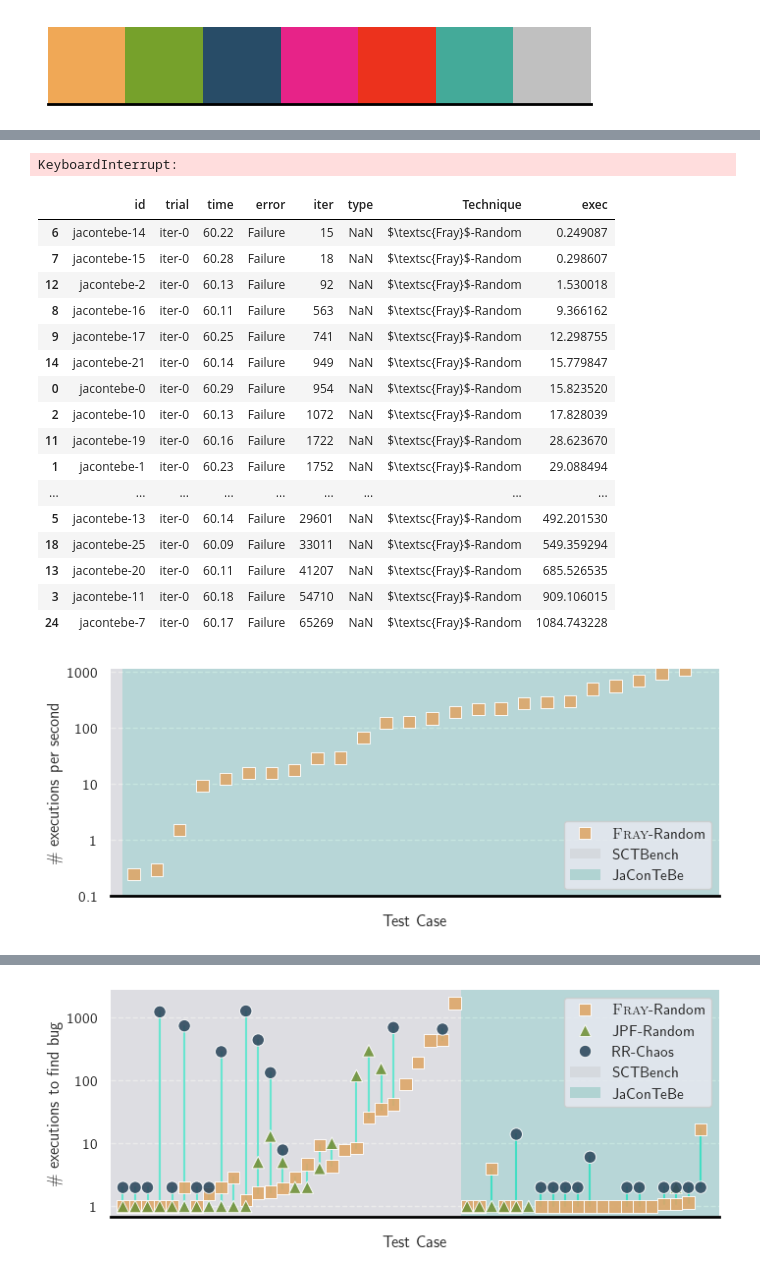
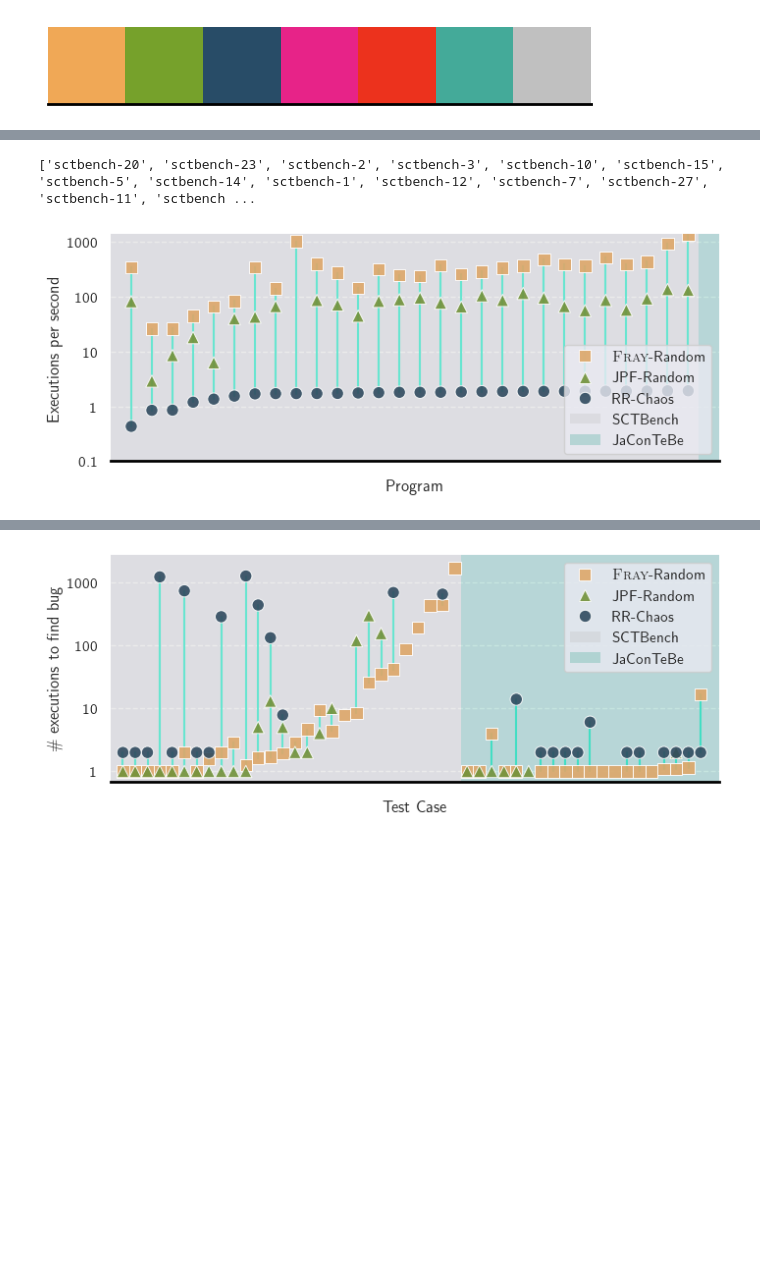
Before and after one commit to cmu-pasta/fray-benchmark, a Jupyter notebook: fray_benchmark/visualizer/playground.ipynb, the cells around one changed output, grey strips where cells are left out. Saved outputs shown, nothing was run; the diff lists cells and outputs as text; code cells hidden in the pictures; blank space fills up the shorter version.

```diff
--- a/fray_benchmark/visualizer/playground.ipynb
+++ b/fray_benchmark/visualizer/playground.ipynb
@@ -23,34 +34,11 @@ fig.savefig(f"{paper_path}/jacontebe-time.pdf", bbox_inches='tight')
 # %%
 suite = BenchmarkSuite([
-    "/home/aoli/repos/fray-benchmark/output/perf-1/sctbench",
-    "/home/aoli/repos/fray-benchmark/output/perf-1/jacontebe",
+    "/home/aoli/repos/fray-benchmark/output/exec-1/sctbench",
+    # "/home/aoli/repos/fray-benchmark/output/exec-1/jacontebe",
                         ])
 ax = suite.generate_exec_speed_table()
 fig = ax.get_figure()
 fig.savefig(f"{paper_path}/execspeed.pdf", bbox_inches='tight')
 # %% [output]
-KeyboardInterrupt:
+['sctbench-20', 'sctbench-23', 'sctbench-2', 'sctbench-3', 'sctbench-10', 'sctbench-15', 'sctbench-5', 'sctbench-14', 'sctbench-1', 'sctbench-12', 'sctbench-7', 'sctbench-27', 'sctbench-11', 'sctbench ...
+[figure, added]
-# %%
-suite = BenchmarkSuite([
-    "/Users/aoli/repos/sfuzz-benchmark/fray_benchmark/../output/exec-1/jacontebe",
-])
-ax = suite.generate_exec_speed_table()
-# %% [output]
-|  | id | trial | time | error | iter | type | Technique | exec |
-| 6 | jacontebe-14 | iter-0 | 60.22 | Failure | 15 | NaN | $\textsc{Fray}$-Random | 0.249087 |
-| 7 | jacontebe-15 | iter-0 | 60.28 | Failure | 18 | NaN | $\textsc{Fray}$-Random | 0.298607 |
-| 12 | jacontebe-2 | iter-0 | 60.13 | Failure | 92 | NaN | $\textsc{Fray}$-Random | 1.530018 |
-| 8 | jacontebe-16 | iter-0 | 60.11 | Failure | 563 | NaN | $\textsc{Fray}$-Random | 9.366162 |
-| 9 | jacontebe-17 | iter-0 | 60.25 | Failure | 741 | NaN | $\textsc{Fray}$-Random | 12.298755 |
-| 14 | jacontebe-21 | iter-0 | 60.14 | Failure | 949 | NaN | $\textsc{Fray}$-Random | 15.779847 |
-| 0 | jacontebe-0 | iter-0 | 60.29 | Failure | 954 | NaN | $\textsc{Fray}$-Random | 15.823520 |
-| 2 | jacontebe-10 | iter-0 | 60.13 | Failure | 1072 | NaN | $\textsc{Fray}$-Random | 17.828039 |
-| 11 | jacontebe-19 | iter-0 | 60.16 | Failure | 1722 | NaN | $\textsc{Fray}$-Random | 28.623670 |
-| 1 | jacontebe-1 | iter-0 | 60.23 | Failure | 1752 | NaN | $\textsc{Fray}$-Random | 29.088494 |
-| ... | ... | ... | ... | ... | ... | ... | ... | ... |
-| 5 | jacontebe-13 | iter-0 | 60.14 | Failure | 29601 | NaN | $\textsc{Fray}$-Random | 492.201530 |
-| 18 | jacontebe-25 | iter-0 | 60.09 | Failure | 33011 | NaN | $\textsc{Fray}$-Random | 549.359294 |
-| 13 | jacontebe-20 | iter-0 | 60.11 | Failure | 41207 | NaN | $\textsc{Fray}$-Random | 685.526535 |
-| 3 | jacontebe-11 | iter-0 | 60.18 | Failure | 54710 | NaN | $\textsc{Fray}$-Random | 909.106015 |
-| 24 | jacontebe-7 | iter-0 | 60.17 | Failure | 65269 | NaN | $\textsc{Fray}$-Random | 1084.743228 |
-[figure, removed]
```
Also changed, not shown: parts of 6 cells of this notebook, 6 other files.
